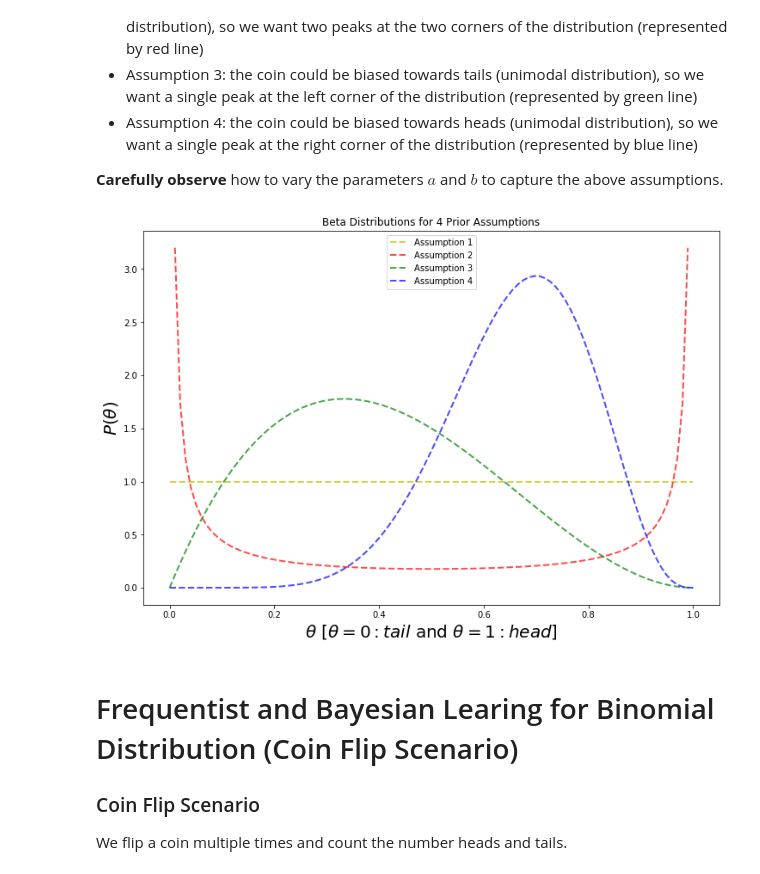
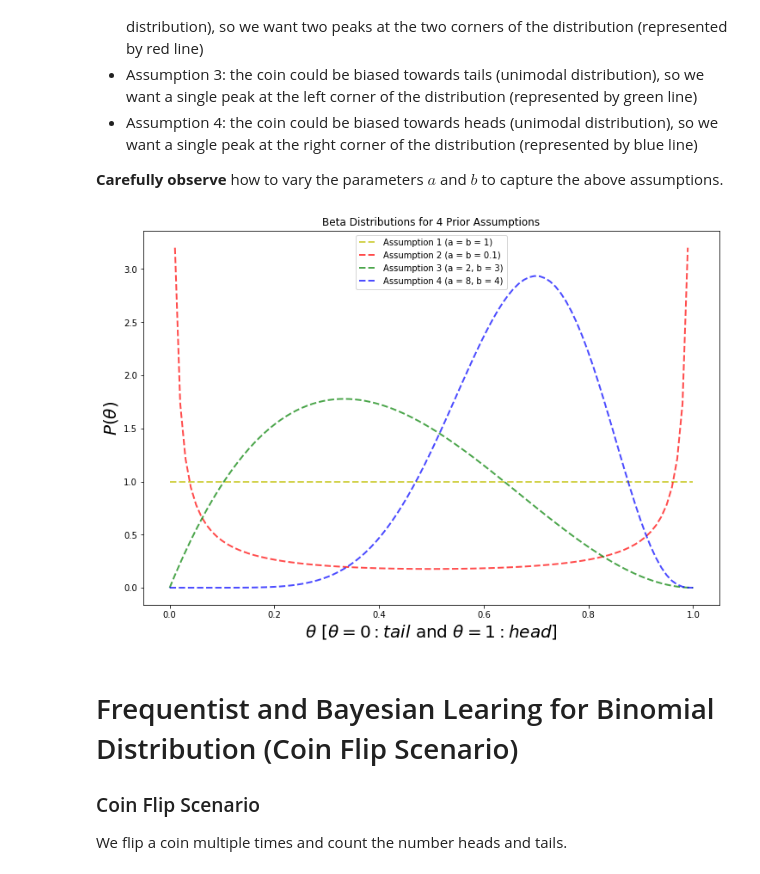
Before and after one commit to rhasanbd/Frequentist-and-Bayesian-Learning-for-Binomial-Distribution, a Jupyter notebook: Frequentist And Bayesian Learning-Binomial Distribution.ipynb, the cells around one changed output. Saved outputs shown, nothing was run; the diff lists cells and outputs as text; code cells hidden in the pictures.

```diff
--- a/Frequentist And Bayesian Learning-Binomial Distribution.ipynb
+++ b/Frequentist And Bayesian Learning-Binomial Distribution.ipynb
@@ -135,31 +135,31 @@ Our goal is to model **four prior assumptions** about the model parameter $\thet
 # %%
 # Multiple Beta Distributions
 
 
 # Generate 100 points (real numbers) between 0 and 1
 x = np.linspace(0, 1.0, 100)
 
 
 # Compute the density of these points using the various Beta distributions
 y1 = beta.pdf(x, 1.0, 1.0)  # Uniform Distribution  a = 1 & b = 1
 y2 = beta.pdf(x, 0.1, 0.1)  # Bimodal Distribution  a < 1 & b < 1
 y3 = beta.pdf(x, 2.0, 3.0)  # Unimodal Distribution a > 1 & b > 1
 y4 = beta.pdf(x, 8.0, 4.0)  # Unimodal Distribution a > 1 & b > 1
 
 
 plt.figure(figsize=(12, 8))
 
-plt.plot(x, y1, "y--", lw=2, alpha=0.7, label='Assumption 1')
-plt.plot(x, y2, "r--", lw=2, alpha=0.7, label='Assumption 2')
-plt.plot(x, y3, "g--", lw=2, alpha=0.7, label='Assumption 3')
-plt.plot(x, y4, "b--", lw=2, alpha=0.7, label='Assumption 4')
+plt.plot(x, y1, "y--", lw=2, alpha=0.7, label='Assumption 1 (a = b = 1)')
+plt.plot(x, y2, "r--", lw=2, alpha=0.7, label='Assumption 2 (a = b = 0.1)')
+plt.plot(x, y3, "g--", lw=2, alpha=0.7, label='Assumption 3 (a = 2, b = 3)')
+plt.plot(x, y4, "b--", lw=2, alpha=0.7, label='Assumption 4 (a = 8, b = 4)')
 plt.legend(loc='best',frameon=True)
 plt.xlabel(r"$\theta$ [$\theta = 0: tail$ and $\theta = 1: head$]", fontsize=20)
 plt.ylabel(r"$P(\theta)$", fontsize=20)
 plt.title("Beta Distributions for 4 Prior Assumptions")
 plt.show()
 # %% [output]
-[figure, old version]
+[figure, new version]
 # %% [markdown]
 # Frequentist and Bayesian Learing for Binomial Distribution (Coin Flip Scenario)
 
```
Also changed, not shown: parts of 1 cell of this notebook.
